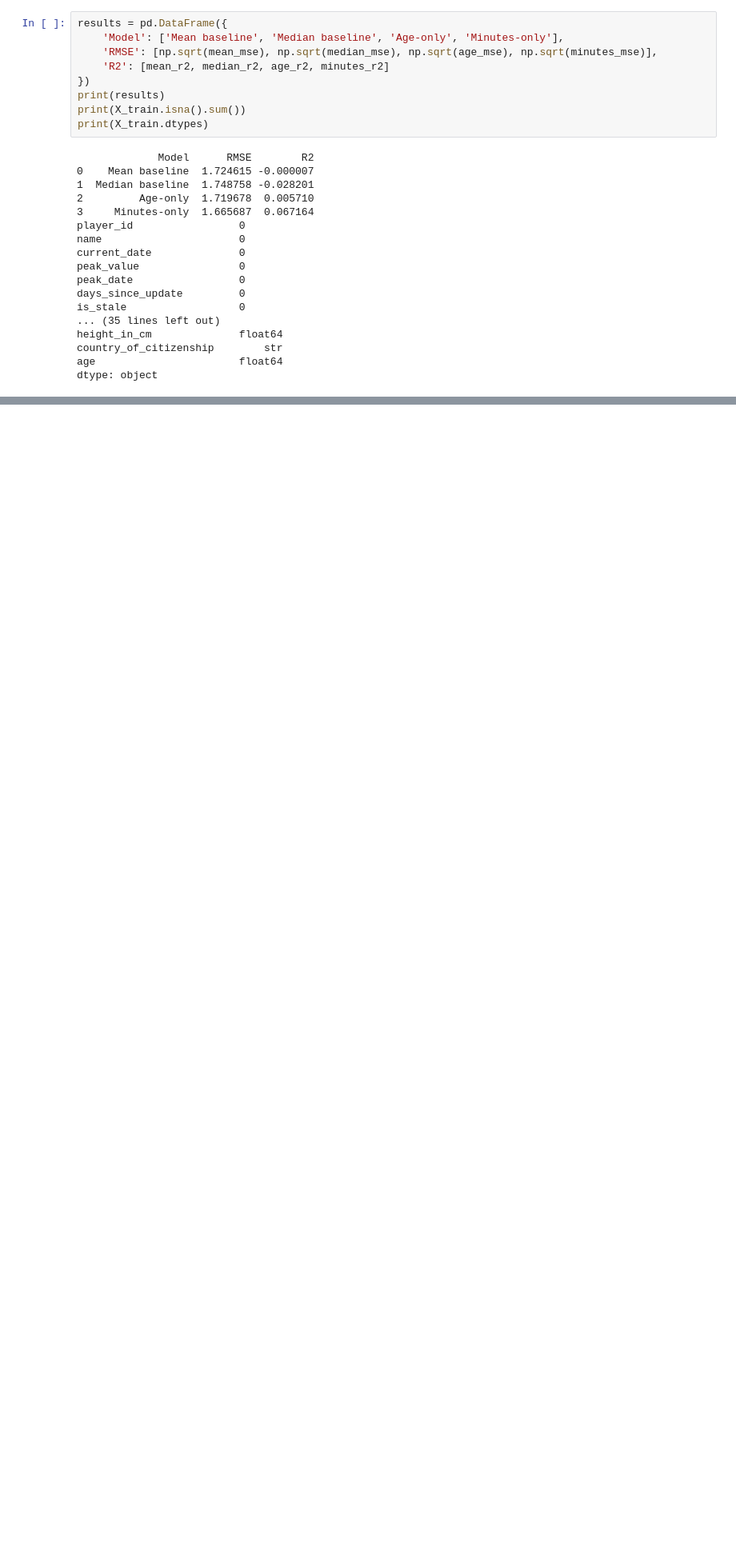
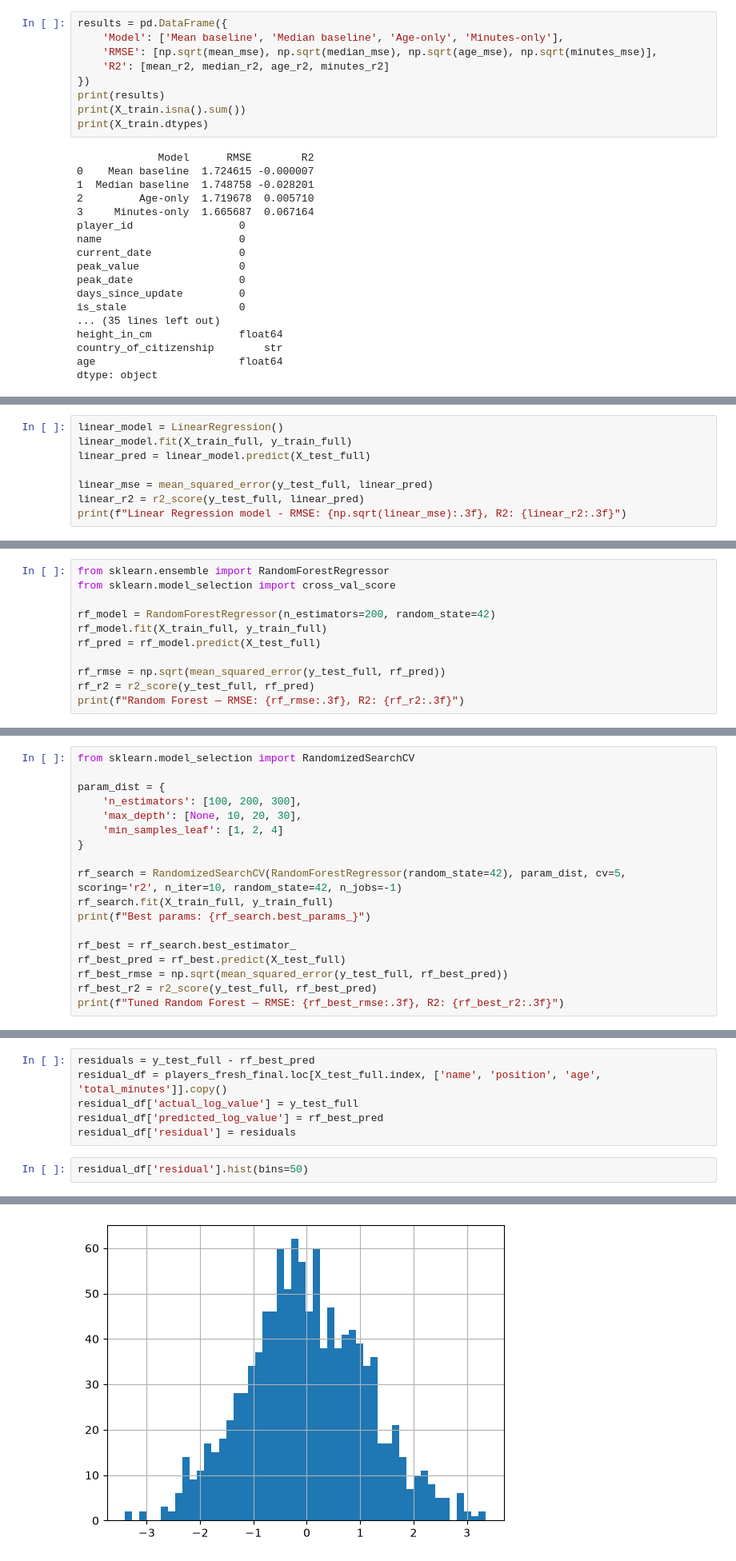
Before and after one commit to AkArtem/football_player_value_analyzer, a Jupyter notebook: notebooks/07_modeling.ipynb, the cells around one changed output, grey strips where cells are left out. Shown at 80% size. Saved outputs shown, nothing was run; the diff lists cells and outputs as text; blank space fills up the shorter version.

Commit message:
Add modeling notebook and initial value prediction workflow

```diff
--- a/notebooks/07_modeling.ipynb
+++ b/notebooks/07_modeling.ipynb
@@ -79,0 +92,8 @@ dtype: object
+# %%
+linear_model = LinearRegression()
+linear_model.fit(X_train_full, y_train_full)
+linear_pred = linear_model.predict(X_test_full)
+
+linear_mse = mean_squared_error(y_test_full, linear_pred)
+linear_r2 = r2_score(y_test_full, linear_pred)
+print(f"Linear Regression model - RMSE: {np.sqrt(linear_mse):.3f}, R2: {linear_r2:.3f}")
@@ -79,0 +123,11 @@ dtype: object
+# %%
+from sklearn.ensemble import RandomForestRegressor
+from sklearn.model_selection import cross_val_score
+
+rf_model = RandomForestRegressor(n_estimators=200, random_state=42)
+rf_model.fit(X_train_full, y_train_full)
+rf_pred = rf_model.predict(X_test_full)
+
+rf_rmse = np.sqrt(mean_squared_error(y_test_full, rf_pred))
+rf_r2 = r2_score(y_test_full, rf_pred)
+print(f"Random Forest — RMSE: {rf_rmse:.3f}, R2: {rf_r2:.3f}")
@@ -79,0 +157,18 @@ dtype: object
+# %%
+from sklearn.model_selection import RandomizedSearchCV
+
+param_dist = {
+    'n_estimators': [100, 200, 300],
+    'max_depth': [None, 10, 20, 30],
+    'min_samples_leaf': [1, 2, 4]
+}
+
+rf_search = RandomizedSearchCV(RandomForestRegressor(random_state=42), param_dist, cv=5, scoring='r2', n_iter=10, random_state=42, n_jobs=-1)
+rf_search.fit(X_train_full, y_train_full)
+print(f"Best params: {rf_search.best_params_}")
+
+rf_best = rf_search.best_estimator_
+rf_best_pred = rf_best.predict(X_test_full)
+rf_best_rmse = np.sqrt(mean_squared_error(y_test_full, rf_best_pred))
+rf_best_r2 = r2_score(y_test_full, rf_best_pred)
+print(f"Tuned Random Forest — RMSE: {rf_best_rmse:.3f}, R2: {rf_best_r2:.3f}")
@@ -79,0 +219,9 @@ dtype: object
+# %%
+residuals = y_test_full - rf_best_pred
+residual_df = players_fresh_final.loc[X_test_full.index, ['name', 'position', 'age', 'total_minutes']].copy()
+residual_df['actual_log_value'] = y_test_full
+residual_df['predicted_log_value'] = rf_best_pred
+residual_df['residual'] = residuals
+# %%
+residual_df['residual'].hist(bins=50)
+# %% [output]
@@ -79,0 +229 @@ dtype: object
+[figure, added]
```
Also changed, not shown: parts of 18 cells of this notebook.
